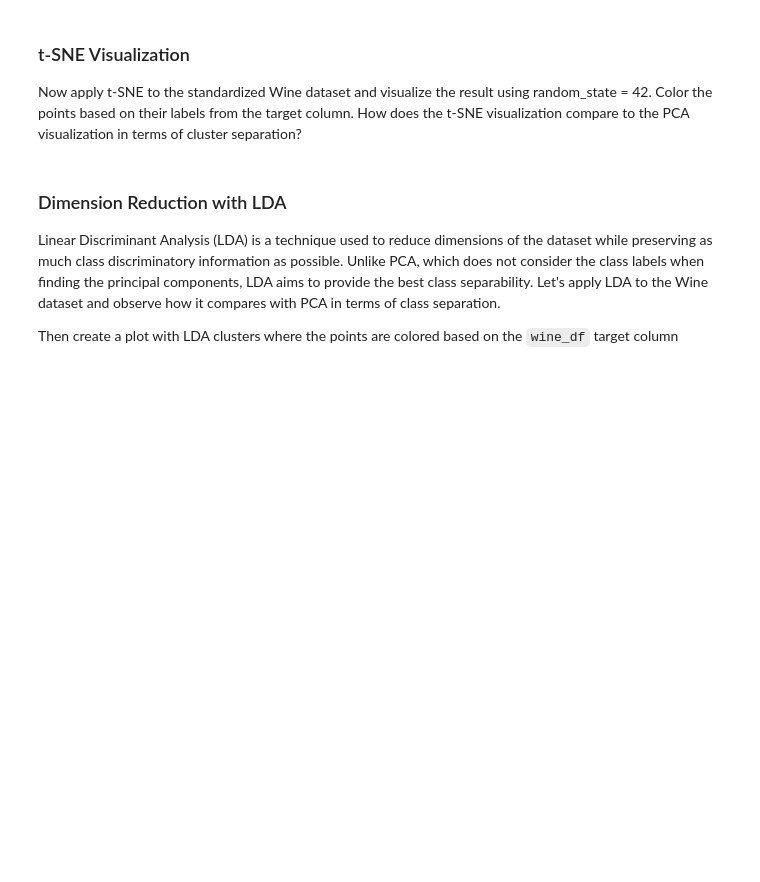
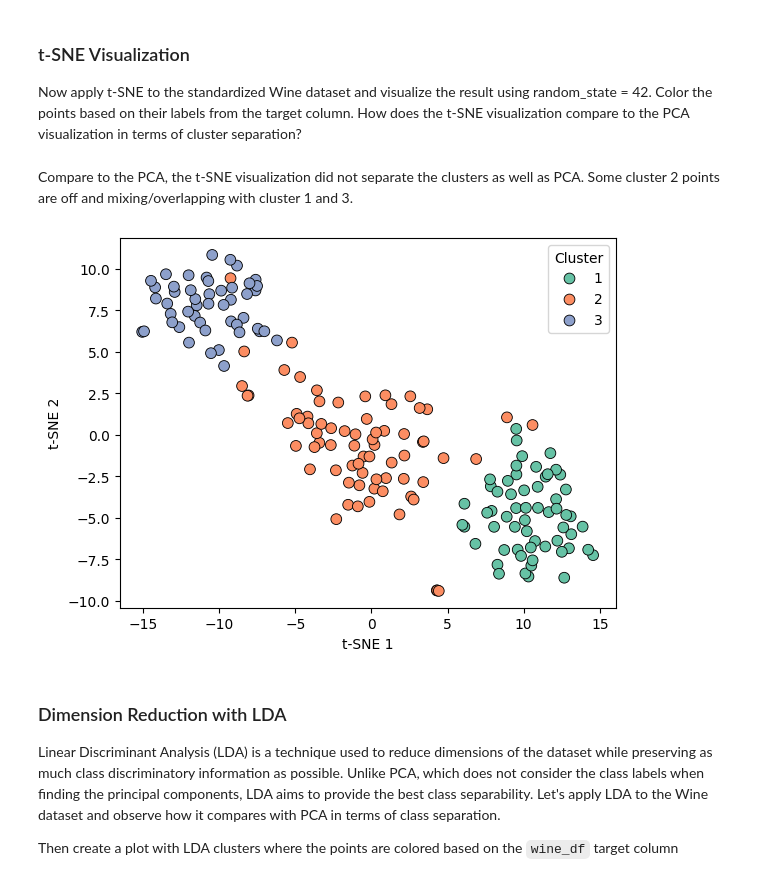
Before and after one commit to yiminy808/BE447-2025-HW-3, a Jupyter notebook: B_clustering_and_dimension_reduction.ipynb, the cells around one changed output. Drawn from its saved outputs; the diff is of its cells as text; code cells hidden in the pictures; blank space fills up the shorter version.

```diff
--- a/B_clustering_and_dimension_reduction.ipynb
+++ b/B_clustering_and_dimension_reduction.ipynb
@@ -21,6 +116,33 @@ Apply PCA on the standardized Wine dataset to reduce its dimensions. Visualize t
 # %% [markdown]
 ### t-SNE Visualization
 Now apply t-SNE to the standardized Wine dataset and visualize the result using random_state = 42. Color the points based on their labels from the target column. How does the t-SNE visualization compare to the PCA visualization in terms of cluster separation?
+# %% [markdown]
+Compare to the PCA, the t-SNE visualization did not separate the clusters as well as PCA. Some cluster 2 points are off and mixing/overlapping with cluster 1 and 3.
+# %%
+# apply t-SNE
+tsne = TSNE(random_state=42)
+X_tsne = tsne.fit_transform(X_scaled)
+
+y = wine.data.targets.iloc[:, 0]
+
+plt.figure()
+
+# plot t-SNE results, colored by true class labels (y)
+sns.scatterplot(
+    x=X_tsne[:, 0],
+    y=X_tsne[:, 1],
+    hue=y,
+    palette='Set2',
+    edgecolor='k',
+    s=60
+)
+
+plt.xlabel("t-SNE 1")
+plt.ylabel("t-SNE 2")
+plt.legend(title="Cluster")
+plt.show()
+# %% [output]
+[figure, added]
 # %% [markdown]
 ### Dimension Reduction with LDA
 
```
Also changed, not shown: parts of 10 cells of this notebook.
